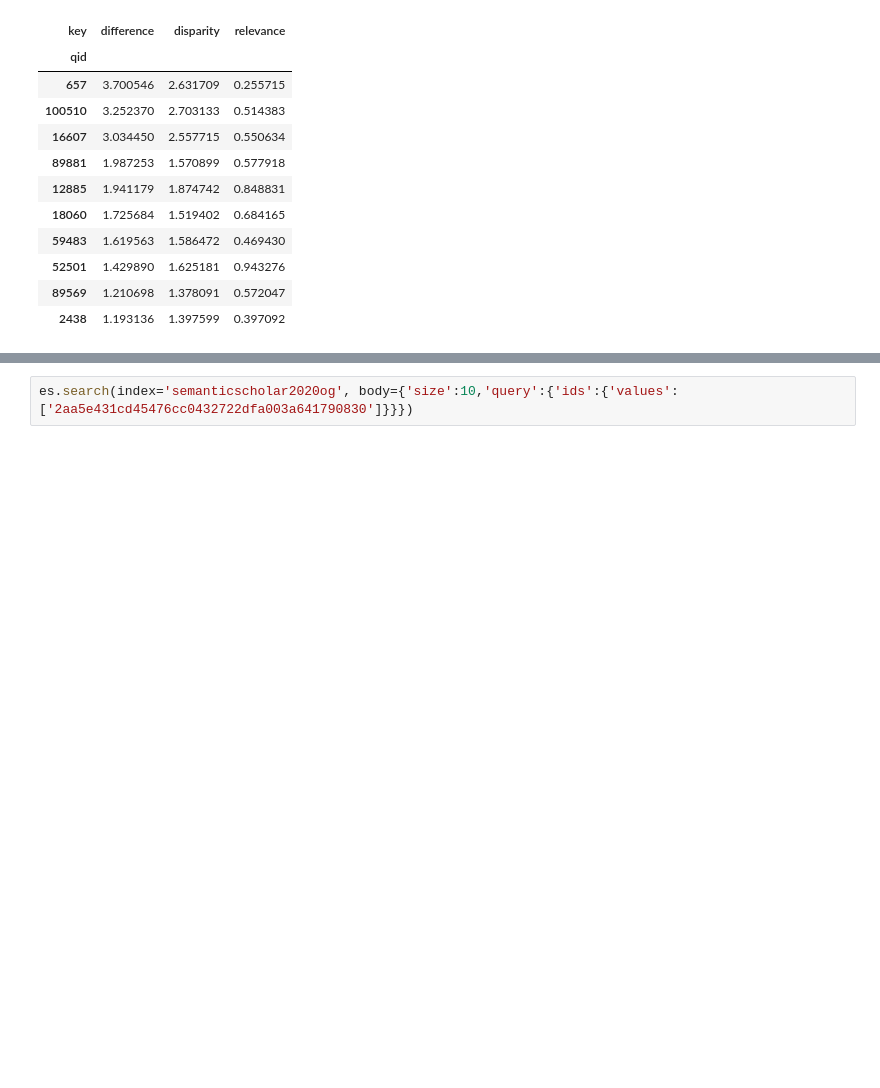
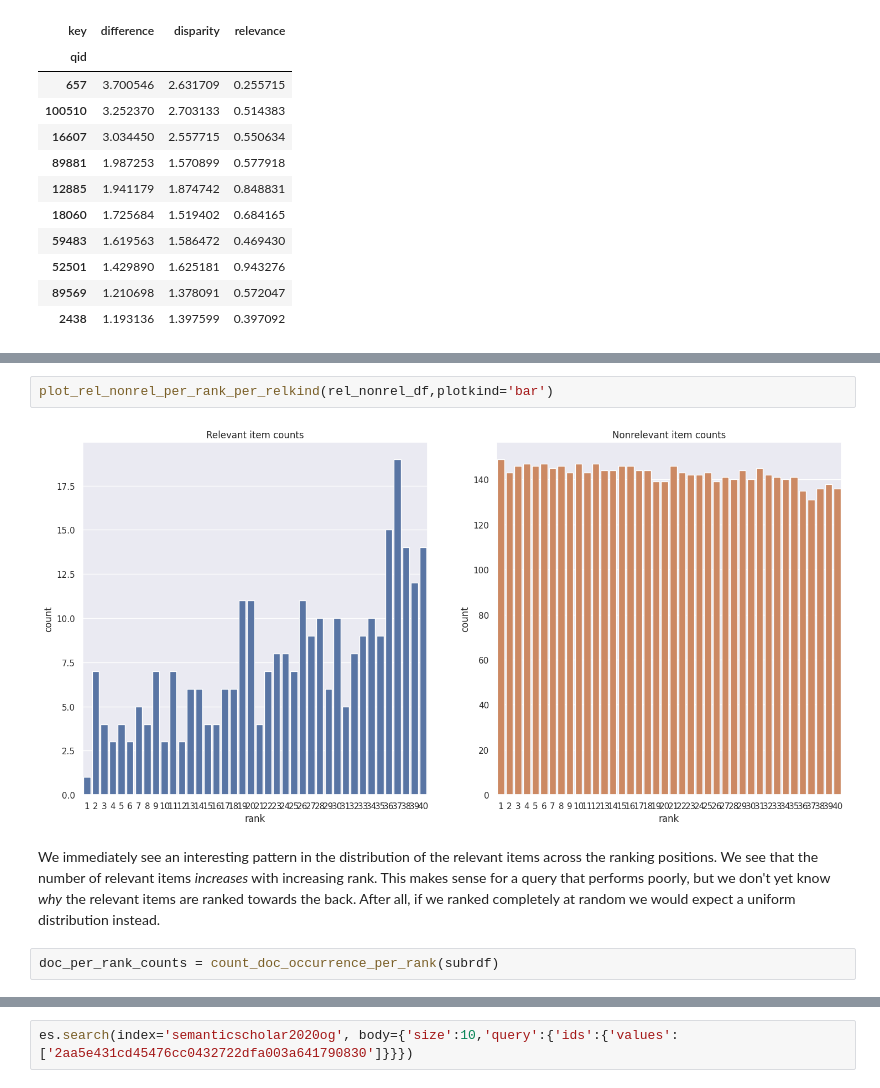
Before and after one commit to pilmus/thesis, a Jupyter notebook: app/notebooks/visualize_ranking_distributions.ipynb, the cells around one changed output, grey strips where cells are left out. Cells and saved outputs as stored; diff of their text form; blank space fills up the shorter version.

```diff
--- a/app/notebooks/visualize_ranking_distributions.ipynb
+++ b/app/notebooks/visualize_ranking_distributions.ipynb
@@ -419,0 +231,8 @@ es = Elasticsearch()
+# %%
+plot_rel_nonrel_per_rank_per_relkind(rel_nonrel_df,plotkind='bar')
+# %% [output]
+[figure, added]
+# %% [markdown]
+We immediately see an interesting pattern in the distribution of the relevant items across the ranking positions. We see that the number of relevant items *increases* with increasing rank. This makes sense for a query that performs poorly, but we don't yet know *why* the relevant items are ranked towards the back. After all, if we ranked completely at random we would expect a uniform distribution instead.
+# %%
+doc_per_rank_counts = count_doc_occurrence_per_rank(subrdf)
```
Also changed, not shown: parts of 77 cells of this notebook.
